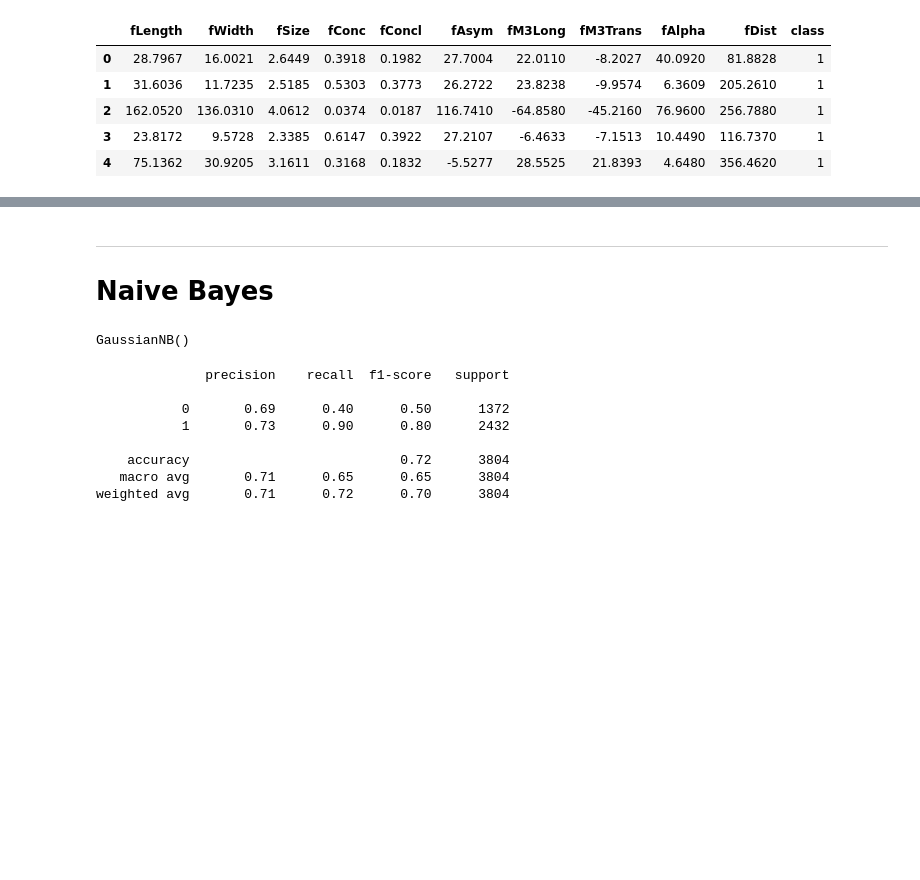
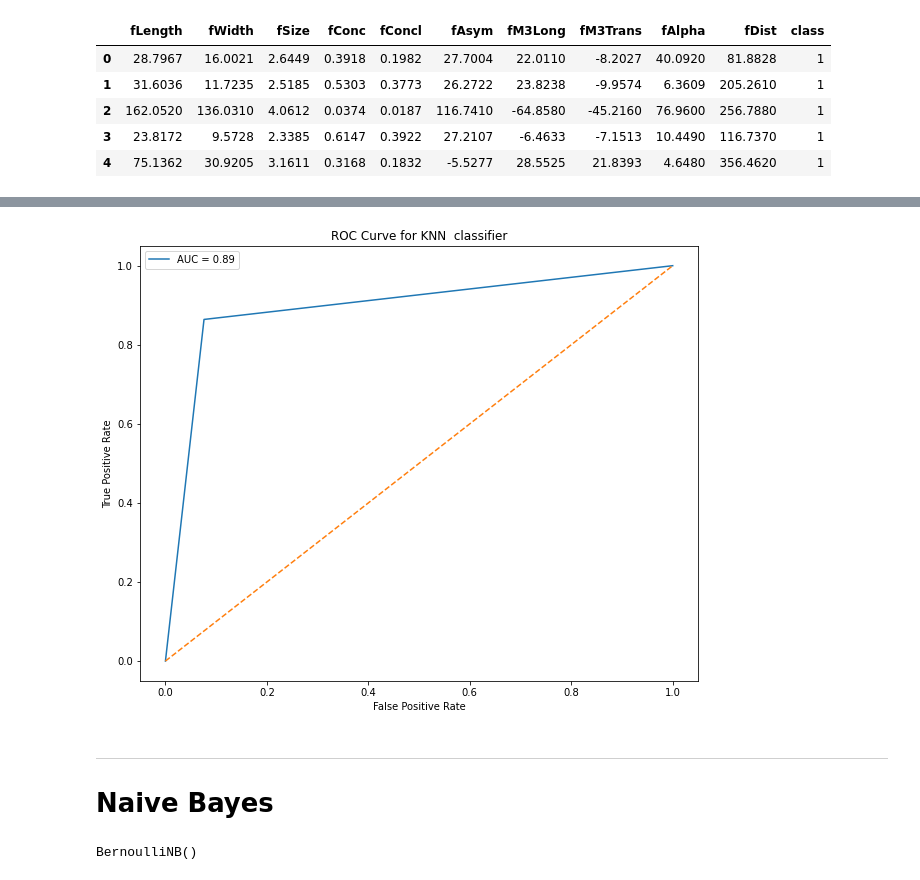
Before and after one commit to j-ranasinghe/Detect-Radiation-Type-using-KNN-and-Naive-Bayes, a Jupyter notebook: KNN and Naive bayes models.ipynb, the cells around one changed output, grey strips where cells are left out. Saved outputs shown, nothing was run; the diff lists cells and outputs as text; code cells hidden in the pictures; blank space fills up the shorter version.

```diff
--- a/KNN and Naive bayes models.ipynb
+++ b/KNN and Naive bayes models.ipynb
@@ -116,3 +149,23 @@ weighted avg       0.81      0.81      0.81      3804
+# %%
+# calculate ROC curve for KNN classifier
+fpr, tpr, thresholds = roc_curve(y_test, y_pred)
+
+#Calculate the auc score for KNN classifier
+auc_score = auc(fpr,tpr)
+
+#  plotting the roc curve for KNN classifier
+def plot_roc_curve(fpr, tpr):
+    plt.figure(figsize=(10,8))
+    plt.plot(fpr, tpr, label='AUC = %0.2f' % auc_score)
+    plt.plot([0, 1], [0, 1], linestyle='--')
+    plt.xlabel('False Positive Rate')
+    plt.ylabel('True Positive Rate')
+    plt.title('ROC Curve for KNN  classifier')
+    plt.legend()
+    plt.show()
+plot_roc_curve(fpr,tpr)
+# %% [output]
+[figure, added]
 # %% [markdown]
 
 
@@ -124,17 +175,6 @@ from sklearn.naive_bayes import GaussianNB
-# %%
-nb_model = GaussianNB()
-nb_model.fit(X_train, Y_train)
-# %% [output]
-GaussianNB()
-# %%
-Y_pred = nb_model.predict(X_test)
-print(classification_report(Y_test, Y_pred))
-# %% [output]
-              precision    recall  f1-score   support
-
-           0       0.69      0.40      0.50      1372
-           1       0.73      0.90      0.80      2432
-
-    accuracy                           0.72      3804
-   macro avg       0.71      0.65      0.65      3804
-weighted avg       0.71      0.72      0.70      3804
+# %%
+# Train and evaluate a Bernoulli Naive Bayes model
+bnb = BernoulliNB()
+bnb.fit(X_train, y_train)
+# %% [output]
+BernoulliNB()
```
Also changed, not shown: parts of 36 cells of this notebook.
